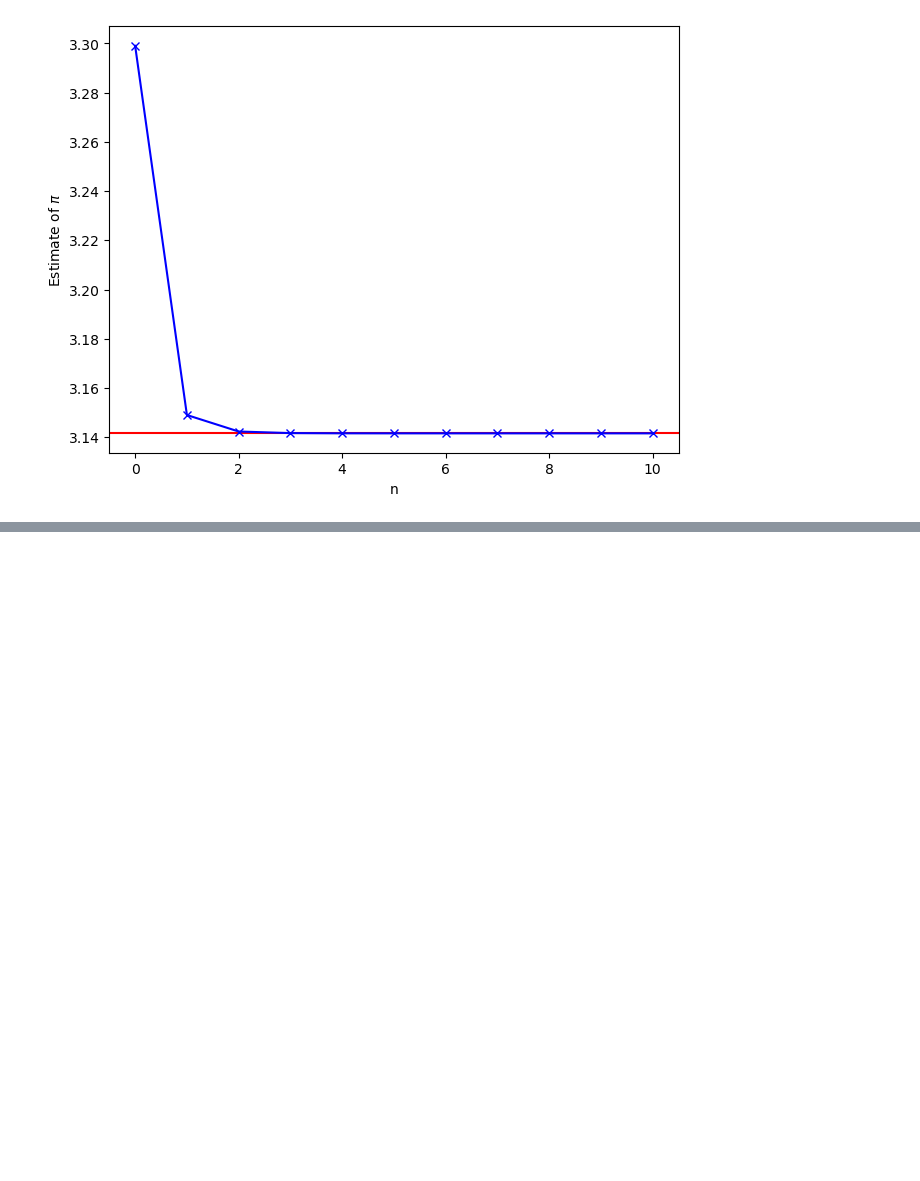
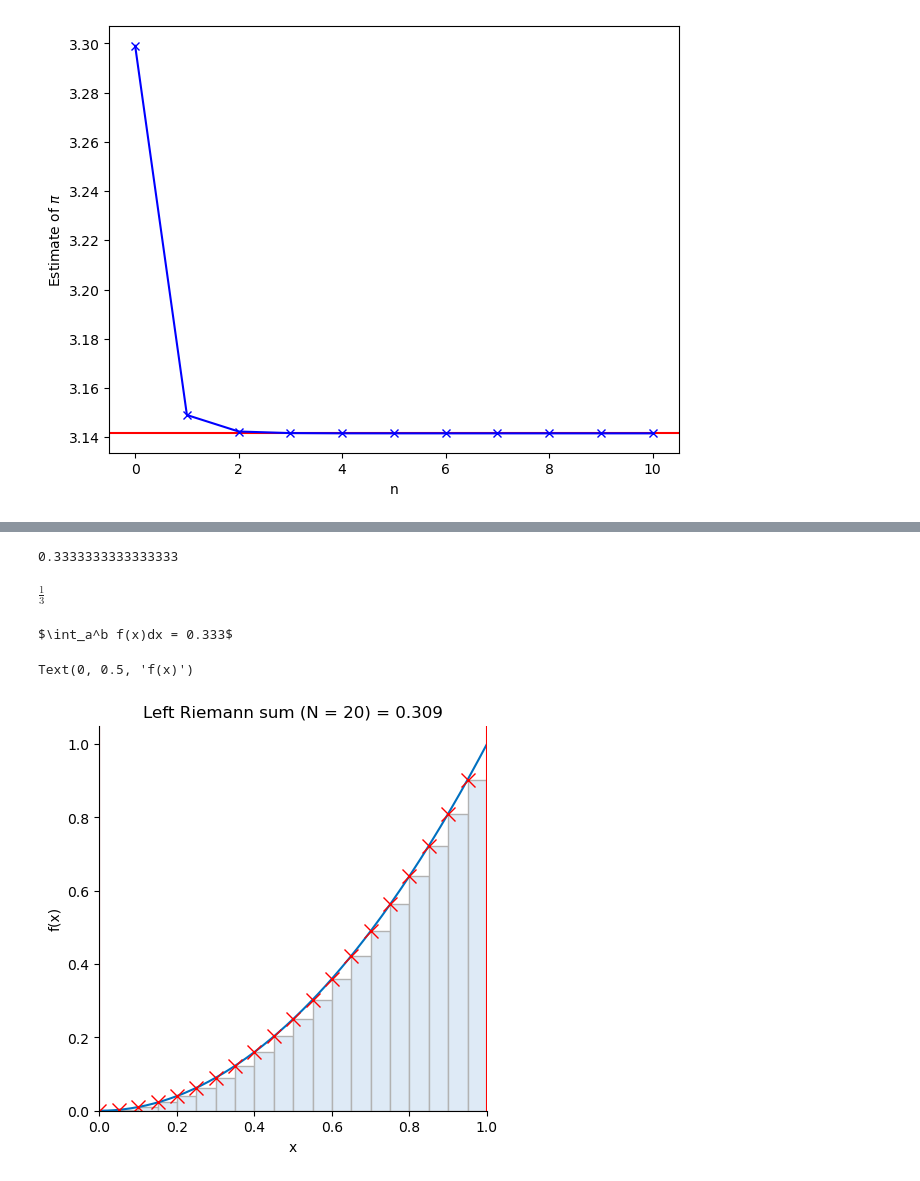
Before and after one commit to Arch-jyh/iris_books, a Jupyter notebook: book3/18.ipynb, the cells around one changed output, grey strips where cells are left out. Drawn from its saved outputs; the diff is of its cells as text; code cells hidden in the pictures; blank space fills up the shorter version.

```diff
--- a/book3/18.ipynb
+++ b/book3/18.ipynb
@@ -311,0 +318,3 @@ Text(33.722222222222214, 0.5, 'Estimate of $\\pi$')
+# %%
+f_x = x**2
+f_x
@@ -311,0 +323,2 @@ Text(33.722222222222214, 0.5, 'Estimate of $\\pi$')
+# %%
+f_x_fcn = lambdify(x,f_x)
@@ -311,0 +332,60 @@ Text(33.722222222222214, 0.5, 'Estimate of $\\pi$')
+# %%
+a,b = 0,1
+# %%
+integral_a_b = integral_f_x_fcn(b) - integral_f_x_fcn(a)
+integral_a_b
+# %% [output]
+0.3333333333333333
+# %%
+integral_a_b_v2 = integrate(f_x,(x,a,b))
+integral_a_b_v2
+# %% [output]
+$\displaystyle \frac{1}{3}$
+# %%
+integral_a_b_v2 = float(integral_a_b_v2)
+
+print(r'$\int_a^b f(x)dx = %0.3f$' % integral_a_b) #latex数学公式
+# %% [output]
+$\int_a^b f(x)dx = 0.333$
+# %%
+num_interval = 20
+delta_x = (b - a) / num_interval
+
+x_array = np.linspace(a,b,num_interval + 1)
+y_array = f_x_fcn(x_array)
+
+x_array_fine = np.linspace(a,b,200)
+y_array_fine = f_x_fcn(x_array_fine)
+# %%
+fig = plt.figure(figsize = (5,5))
+ax = fig.add_subplot(1,1,1)
+
+plt.plot(x_array_fine,y_array_fine,
+         color = '#0070C0')
+
+x_left = x_array[:-1]
+y_left = y_array[:-1]
+
+plt.plot(x_left,y_left,'rx',markersize = 10)
+plt.bar(x_left,y_left,
+        width = delta_x,
+        facecolor = '#DEEAF6',
+        align = 'edge',#delta_x是正数,所以想有延伸,变成了靠左对齐
+        edgecolor = '#B2B2B2')
+
+ax.axvline(x = a,color = 'r',linestyle = '-')
+ax.axvline(x = b,color = 'r',linestyle = '-')
+
+left_riemann_sum = np.sum(y_left * delta_x)
+
+plt.title('Left Riemann sum (N = %0.0f) = %0.3f'
+          % (num_interval,left_riemann_sum))
+
+plt.xlim(a,b)
+plt.gca().spines['right'].set_visible(False)
+plt.gca().spines['top'].set_visible(False)
+plt.xlabel('x')
+plt.ylabel('f(x)')
+# %% [output]
+Text(0, 0.5, 'f(x)')
+[figure, added]
```
Also changed, not shown: parts of 17 cells of this notebook, 3 other files.
